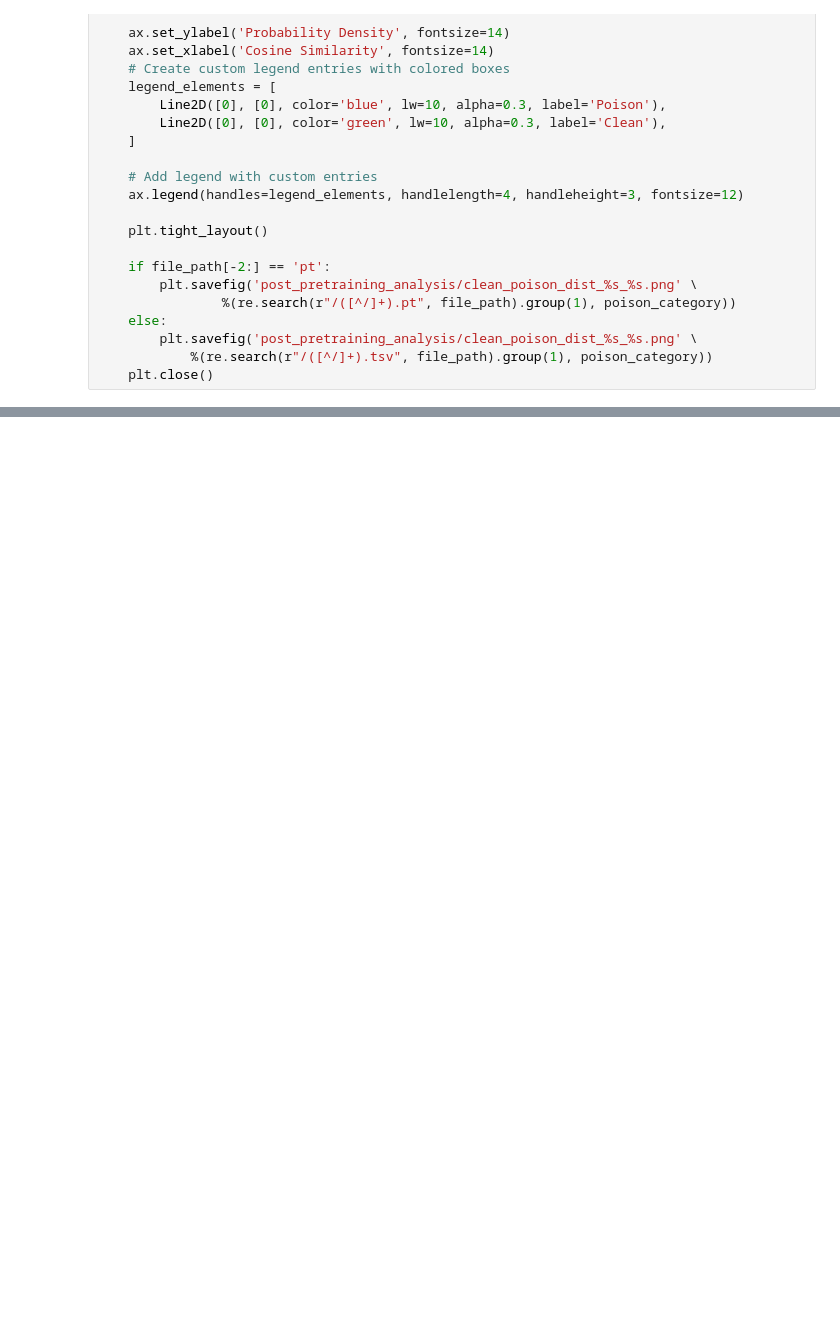
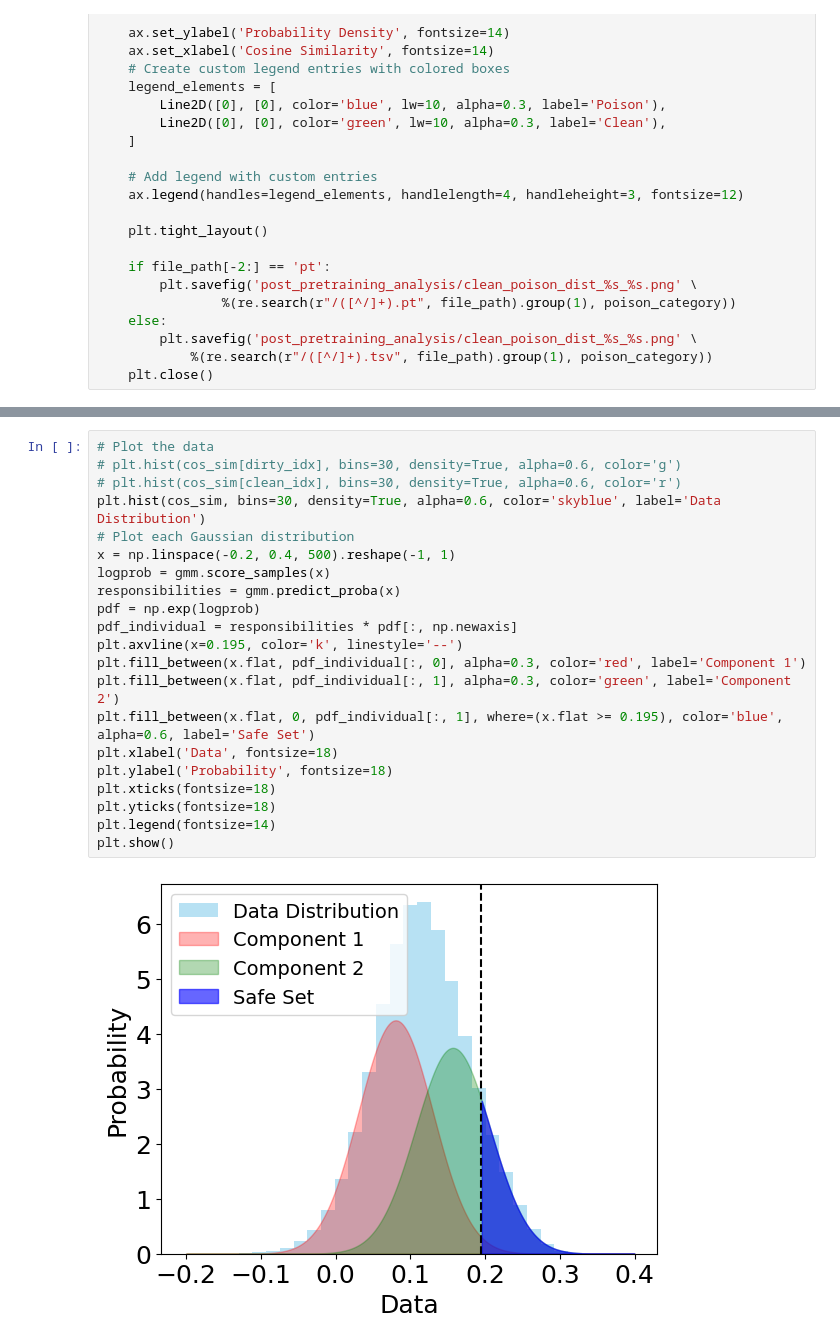
Before and after one commit to HangerYang/RoCLIP, a Jupyter notebook: CyCLIP/draw_plot.ipynb, the cells around one changed output, grey strips where cells are left out. Saved outputs shown, nothing was run; the diff lists cells and outputs as text; blank space fills up the shorter version.

```diff
--- a/CyCLIP/draw_plot.ipynb
+++ b/CyCLIP/draw_plot.ipynb
@@ -145,0 +579,23 @@ def plot_clean_n_poison_similarity_distribution(file_path, poison_category='full
+# %%
+# Plot the data
+# plt.hist(cos_sim[dirty_idx], bins=30, density=True, alpha=0.6, color='g')
+# plt.hist(cos_sim[clean_idx], bins=30, density=True, alpha=0.6, color='r')
+plt.hist(cos_sim, bins=30, density=True, alpha=0.6, color='skyblue', label='Data Distribution')
+# Plot each Gaussian distribution
+x = np.linspace(-0.2, 0.4, 500).reshape(-1, 1)
+logprob = gmm.score_samples(x)
+responsibilities = gmm.predict_proba(x)
+pdf = np.exp(logprob)
+pdf_individual = responsibilities * pdf[:, np.newaxis]
+plt.axvline(x=0.195, color='k', linestyle='--')
+plt.fill_between(x.flat, pdf_individual[:, 0], alpha=0.3, color='red', label='Component 1')
+plt.fill_between(x.flat, pdf_individual[:, 1], alpha=0.3, color='green', label='Component 2')
+plt.fill_between(x.flat, 0, pdf_individual[:, 1], where=(x.flat >= 0.195), color='blue', alpha=0.6, label='Safe Set')
+plt.xlabel('Data', fontsize=18)
+plt.ylabel('Probability', fontsize=18)
+plt.xticks(fontsize=18)
+plt.yticks(fontsize=18)
+plt.legend(fontsize=14)
+plt.show()
+# %% [output]
+[figure, added]
```
Also changed, not shown: parts of 64 cells of this notebook, 21 other files.
